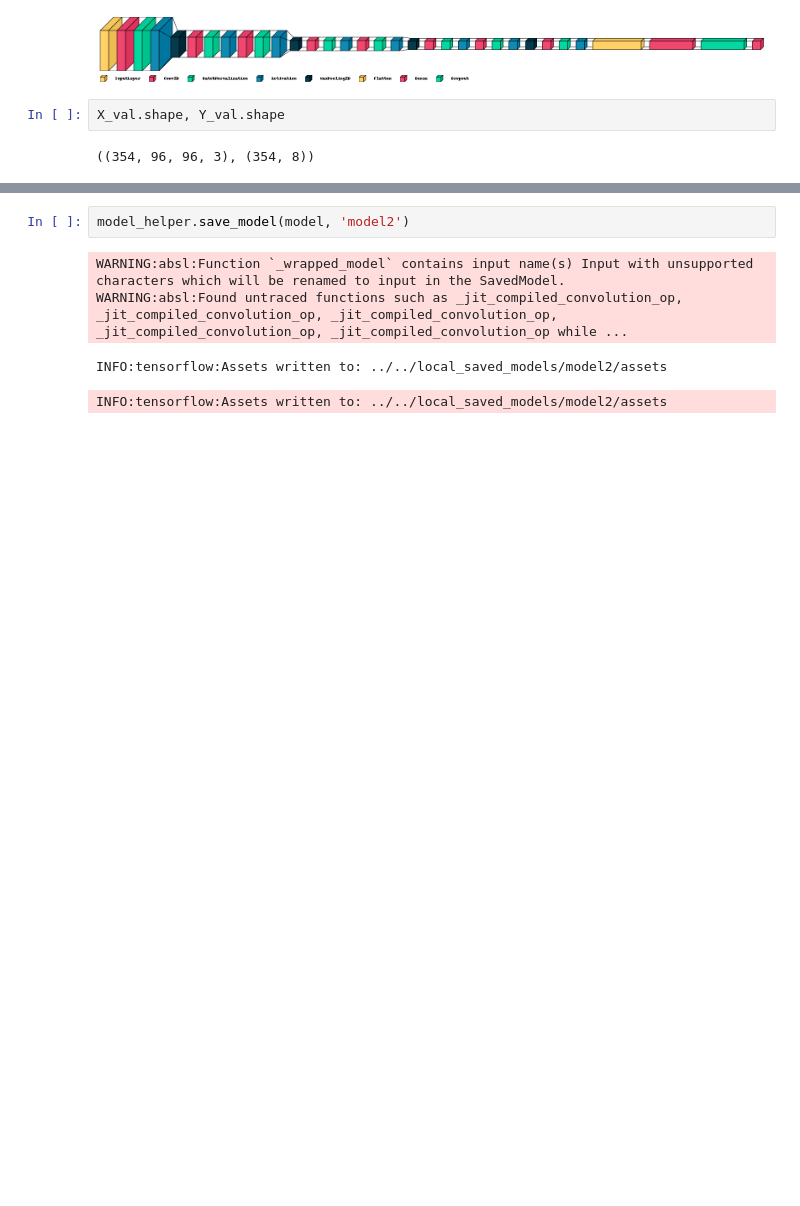
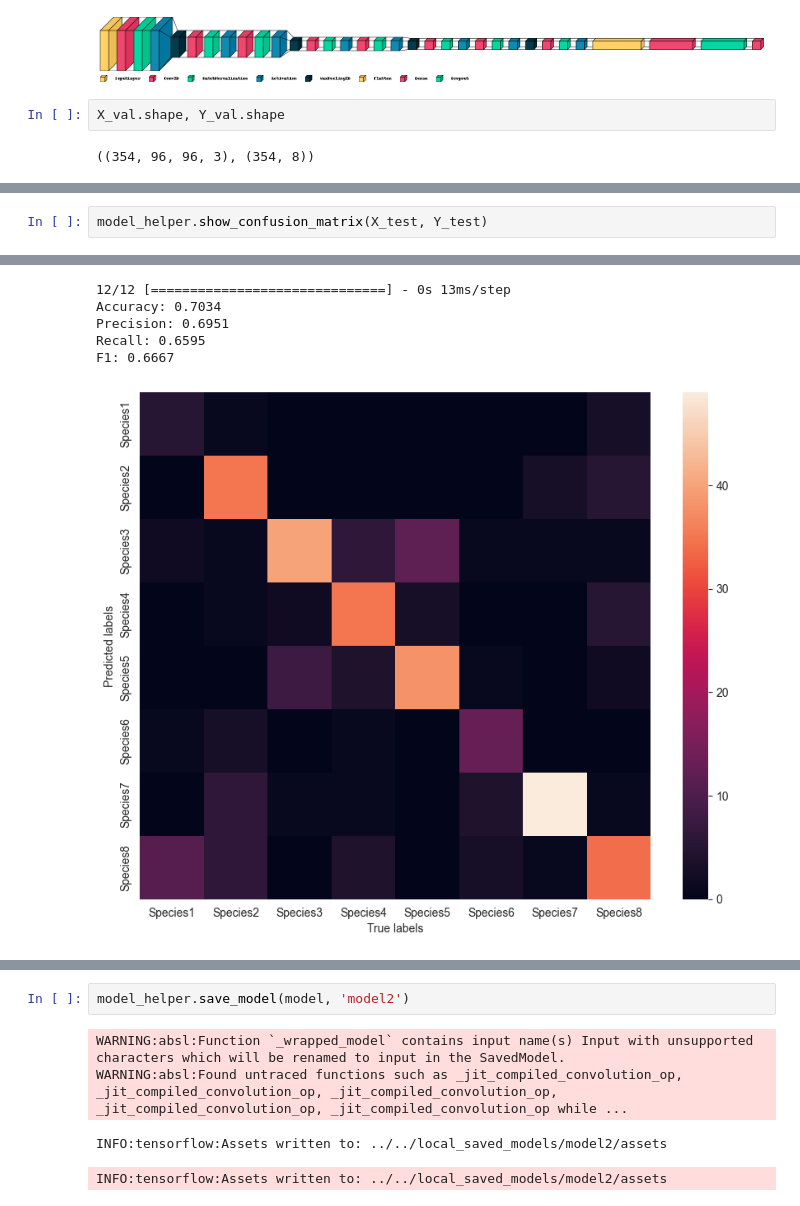
Before and after one commit to marcofasa/AN2DL-Challenges, a Jupyter notebook: Homework1/Models/Model5/Model5.ipynb, the cells around one changed output, grey strips where cells are left out. Saved outputs shown, nothing was run; the diff lists cells and outputs as text; blank space fills up the shorter version.

```diff
--- a/Homework1/Models/Model5/Model5.ipynb
+++ b/Homework1/Models/Model5/Model5.ipynb
@@ -249,0 +266,3 @@ KeyboardInterrupt
+# %%
+model_helper.show_confusion_matrix(X_test, Y_test)
+# %% [output]
@@ -249,0 +270,6 @@ KeyboardInterrupt
+12/12 [==============================] - 0s 13ms/step
+Accuracy: 0.7034
+Precision: 0.6951
+Recall: 0.6595
+F1: 0.6667
+[figure, added]
```
Also changed, not shown: parts of 25 cells of this notebook, 3 other files.
